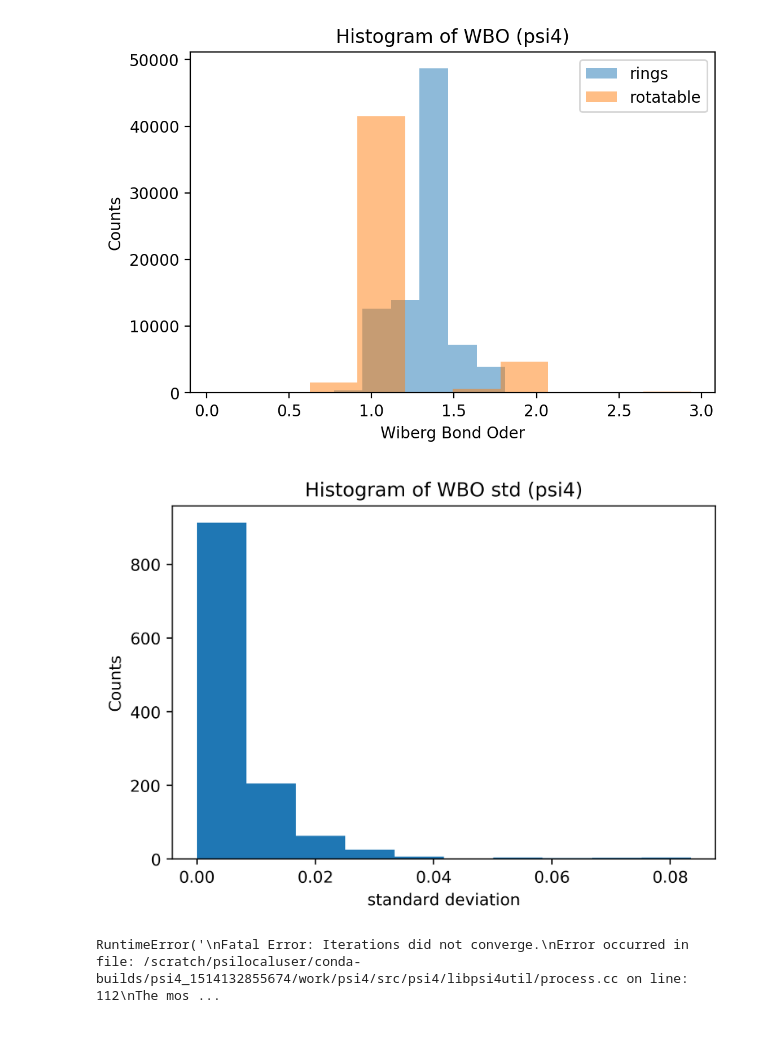
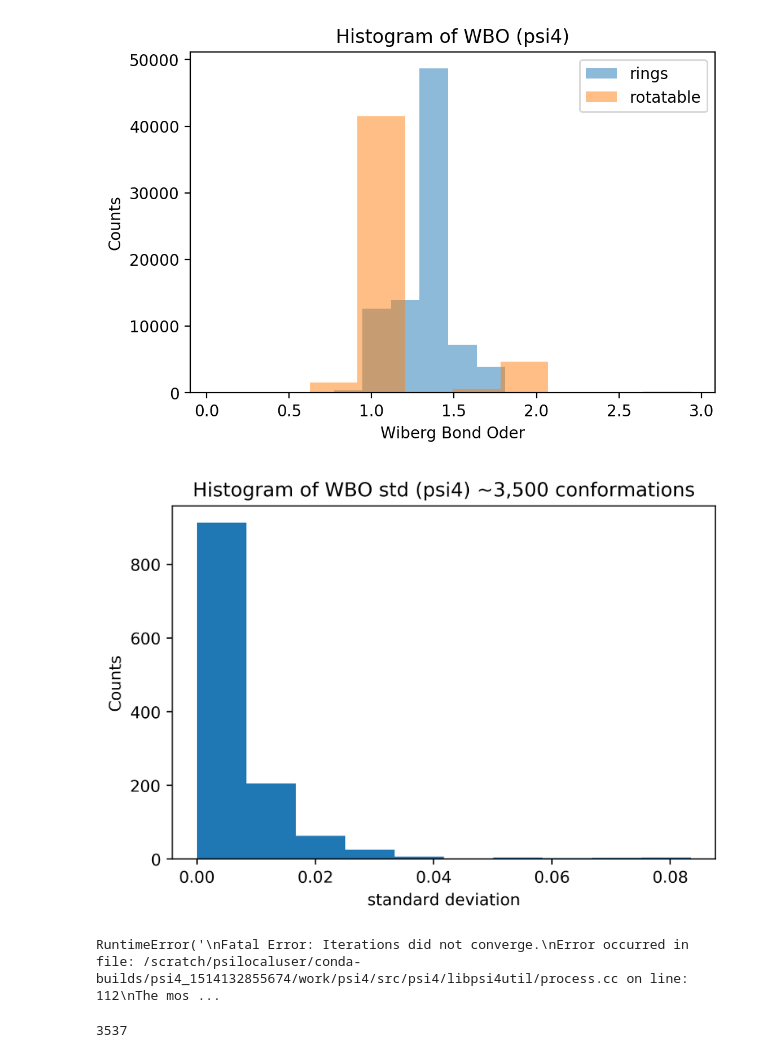
Before and after one commit to choderalab/fragmenter_data, a Jupyter notebook: bond_order_variance/bond_order_std.ipynb, the cells around one changed output. Saved outputs shown, nothing was run; the diff lists cells and outputs as text; code cells hidden in the pictures.

```diff
--- a/bond_order_variance/bond_order_std.ipynb
+++ b/bond_order_variance/bond_order_std.ipynb
@@ -253,12 +257,12 @@ plt.savefig('Wiberg_psi4_hist.pdf')
 # %%
 plt.figure(dpi=400)
 plt.hist(all_std);
-plt.title('Histogram of WBO std (psi4)')
+plt.title('Histogram of WBO std (psi4) ~3,500 conformations')
 plt.xlabel('standard deviation')
 plt.ylabel('Counts');
 plt.savefig('wiberg_psi4_all_std.pdf')
 # %% [output]
-[figure, old version]
+[figure, new version]
 # %%
 # Look at variance of the non optimized molecules
 directories = [x[0] for x in os.walk('../conjugation/bond_order_without_geomopt/')][1:]
@@ -282,0 +291,4 @@ RuntimeError('\nFatal Error: Iterations did not converge.\nError occurred in fil
+# %%
+confs
+# %% [output]
+3537
```
Also changed, not shown: parts of 2 cells of this notebook.
